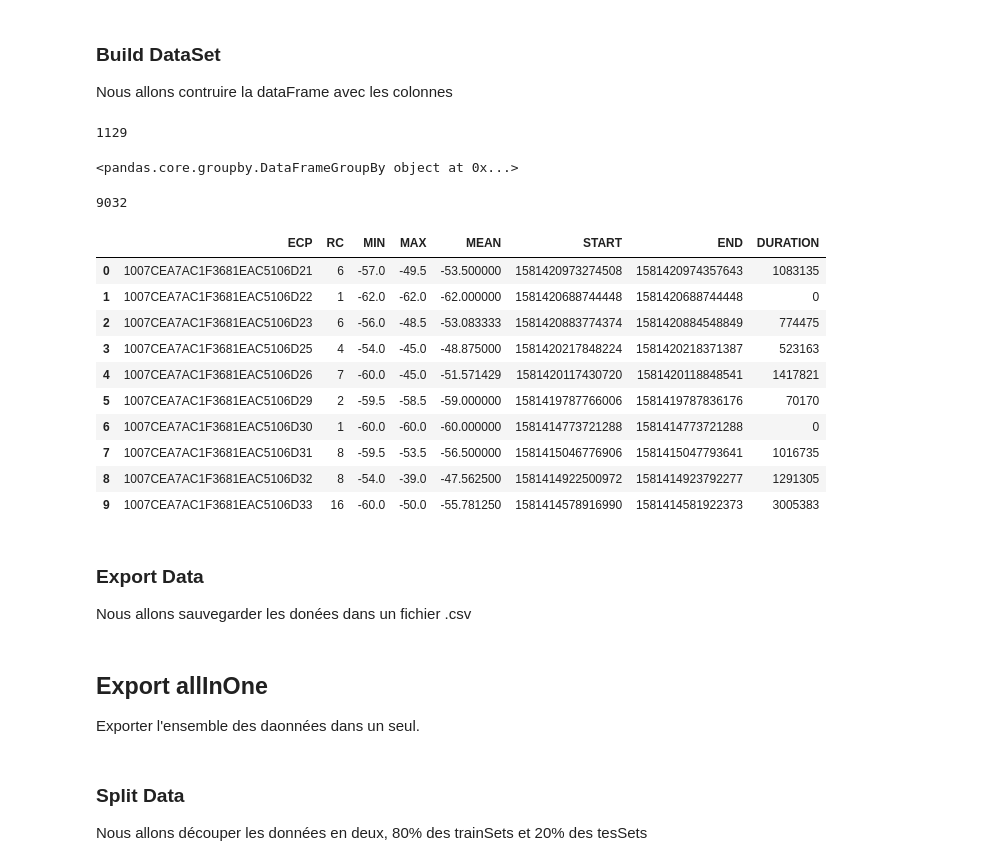
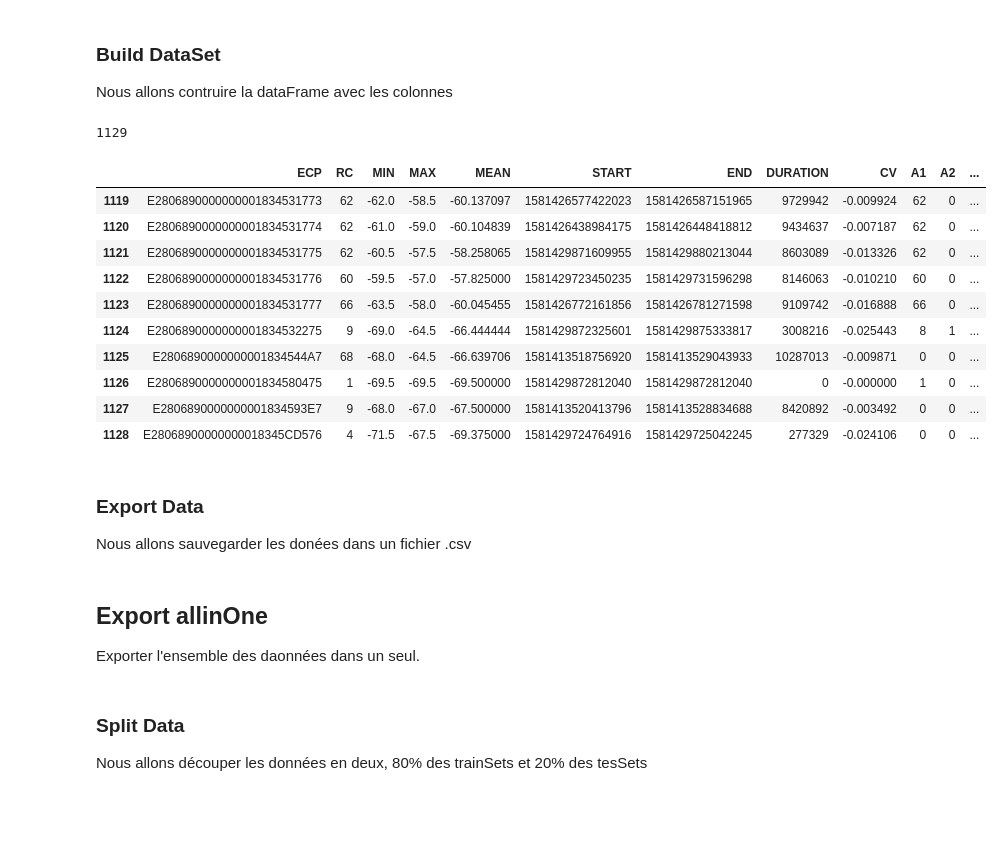
Before and after one commit to asmiou/ProjetPortiqueConnecte, a Jupyter notebook: 5-Classifier/BuildDataSet.ipynb, the cells around one changed output. Saved outputs shown, nothing was run; the diff lists cells and outputs as text; code cells hidden in the pictures; blank space fills up the shorter version.

```diff
--- a/5-Classifier/BuildDataSet.ipynb
+++ b/5-Classifier/BuildDataSet.ipynb
@@ -59,12 +66,6 @@ memory usage: 231.5+ KB
 # %% [markdown]
 ### Build DataSet
 Nous allons contruire la dataFrame avec les colonnes
-# %%
-grouped_df = data.groupby('ECP')
-print(len(grouped_df))
-# %% [output]
-1129
-<pandas.core.groupby.DataFrameGroupBy object at 0x...>
 # %%
 from scipy.stats import variation
 
@@ -75,64 +76,66 @@ def generateDataSet(data, groupedBy):
 
     #Création des variables intermédiaire pour la récupération des champs
     ecp=pd.Series(grouped_df.ECP.unique().index,name="ECP")
+    fp=pd.Series(grouped_df.FP.max(),name="FP")
     rc= pd.Series(grouped_df.ECP.count(),name="readcount")
     minRSSI= pd.Series(grouped_df.RSSI.min(),name="minRssi")
     maxRSSI= pd.Series(grouped_df.RSSI.max(),name="maxRssi")
     mean=pd.Series(grouped_df.RSSI.mean(),name="meanRssi")
     startTime=pd.Series(grouped_df.TimesTamp.min(),name="startTime")
     endTime=pd.Series(grouped_df.TimesTamp.max(),name="endTime")
     diff=pd.Series(grouped_df.RSSI.diff,name="difference")
 
     #Mise à jour des champs de la dataFrame
     dataSet['ECP']=ecp.values
     dataSet['RC']=rc.values
     dataSet['MIN']=minRSSI.values
     dataSet['MAX']=maxRSSI.values
     dataSet['MEAN']=mean.values
     dataSet['START']=startTime.values
     dataSet['END']=endTime.values
     dataSet['DURATION']=endTime.values-startTime.values
     cv={}
     a1={}
     a2={}
     a3={}
     a4={}
-    #for key, item in grouped_df:
-    #    cv[key]=variation(grouped_df['RSSI'].get_group(key).values,axis=0)
-    #    a1[key]=0
-    #    a2[key]=0
-    #    a3[key]=0
-    #    a4[key]=0
-        #for a in grouped_df['Antenna'].get_group(key).values:
-        #    if(a==1): a1[key]+=1
-        #    if(a==2): a2[key]+=1
-        #    if(a==3): a3[key]+=1
-        #    if(a==4): a4[key]+=1
+    for key, item in grouped_df:
+        cv[key]=variation(grouped_df['RSSI'].get_group(key).values,axis=0)
+        a1[key]=0
+        a2[key]=0
+        a3[key]=0
+        a4[key]=0
+        for a in grouped_df['Antenna'].get_group(key).values:
+            if(a==1): a1[key]+=1
+            if(a==2): a2[key]+=1
+            if(a==3): a3[key]+=1
+            if(a==4): a4[key]+=1
 
-    #dataSet['CV']=pd.Series(cv).values
-    #dataSet['A1']=pd.Series(a1).values
-    #dataSet['A2']=pd.Series(a2).values
-    #dataSet['A3']=pd.Series(a3).values
-    #dataSet['A4']=pd.Series(a4).values
+    dataSet['CV']=pd.Series(cv).values
+    dataSet['A1']=pd.Series(a1).values
+    dataSet['A2']=pd.Series(a2).values
+    dataSet['A3']=pd.Series(a3).values
+    dataSet['A4']=pd.Series(a4).values
+    dataSet['FP']=fp.values
 
     return dataSet
 
 dataSet=generateDataSet(data,'ECP')
-print(dataSet.size)
-dataSet.head(10)
+print(len(dataSet))
+dataSet.tail(10)
 # %% [output]
-9032
+1129
-|  | ECP | RC | MIN | MAX | MEAN | START | END | DURATION |
-| 0 | 1007CEA7AC1F3681EAC5106D21 | 6 | -57.0 | -49.5 | -53.500000 | 1581420973274508 | 1581420974357643 | 1083135 |
-| 1 | 1007CEA7AC1F3681EAC5106D22 | 1 | -62.0 | -62.0 | -62.000000 | 1581420688744448 | 1581420688744448 | 0 |
-| 2 | 1007CEA7AC1F3681EAC5106D23 | 6 | -56.0 | -48.5 | -53.083333 | 1581420883774374 | 1581420884548849 | 774475 |
-| 3 | 1007CEA7AC1F3681EAC5106D25 | 4 | -54.0 | -45.0 | -48.875000 | 1581420217848224 | 1581420218371387 | 523163 |
-| 4 | 1007CEA7AC1F3681EAC5106D26 | 7 | -60.0 | -45.0 | -51.571429 | 1581420117430720 | 1581420118848541 | 1417821 |
-| 5 | 1007CEA7AC1F3681EAC5106D29 | 2 | -59.5 | -58.5 | -59.000000 | 1581419787766006 | 1581419787836176 | 70170 |
-| 6 | 1007CEA7AC1F3681EAC5106D30 | 1 | -60.0 | -60.0 | -60.000000 | 1581414773721288 | 1581414773721288 | 0 |
-| 7 | 1007CEA7AC1F3681EAC5106D31 | 8 | -59.5 | -53.5 | -56.500000 | 1581415046776906 | 1581415047793641 | 1016735 |
-| 8 | 1007CEA7AC1F3681EAC5106D32 | 8 | -54.0 | -39.0 | -47.562500 | 1581414922500972 | 1581414923792277 | 1291305 |
-| 9 | 1007CEA7AC1F3681EAC5106D33 | 16 | -60.0 | -50.0 | -55.781250 | 1581414578916990 | 1581414581922373 | 3005383 |
+|  | ECP | RC | MIN | MAX | MEAN | START | END | DURATION | CV | A1 | A2 | ... |
+| 1119 | E2806890000000001834531773 | 62 | -62.0 | -58.5 | -60.137097 | 1581426577422023 | 1581426587151965 | 9729942 | -0.009924 | 62 | 0 | ... |
+| 1120 | E2806890000000001834531774 | 62 | -61.0 | -59.0 | -60.104839 | 1581426438984175 | 1581426448418812 | 9434637 | -0.007187 | 62 | 0 | ... |
+| 1121 | E2806890000000001834531775 | 62 | -60.5 | -57.5 | -58.258065 | 1581429871609955 | 1581429880213044 | 8603089 | -0.013326 | 62 | 0 | ... |
+| 1122 | E2806890000000001834531776 | 60 | -59.5 | -57.0 | -57.825000 | 1581429723450235 | 1581429731596298 | 8146063 | -0.010210 | 60 | 0 | ... |
+| 1123 | E2806890000000001834531777 | 66 | -63.5 | -58.0 | -60.045455 | 1581426772161856 | 1581426781271598 | 9109742 | -0.016888 | 66 | 0 | ... |
+| 1124 | E2806890000000001834532275 | 9 | -69.0 | -64.5 | -66.444444 | 1581429872325601 | 1581429875333817 | 3008216 | -0.025443 | 8 | 1 | ... |
+| 1125 | E2806890000000001834544A7 | 68 | -68.0 | -64.5 | -66.639706 | 1581413518756920 | 1581413529043933 | 10287013 | -0.009871 | 0 | 0 | ... |
+| 1126 | E2806890000000001834580475 | 1 | -69.5 | -69.5 | -69.500000 | 1581429872812040 | 1581429872812040 | 0 | -0.000000 | 1 | 0 | ... |
+| 1127 | E2806890000000001834593E7 | 9 | -68.0 | -67.0 | -67.500000 | 1581413520413796 | 1581413528834688 | 8420892 | -0.003492 | 0 | 0 | ... |
+| 1128 | E28068900000000018345CD576 | 4 | -71.5 | -67.5 | -69.375000 | 1581429724764916 | 1581429725042245 | 277329 | -0.024106 | 0 | 0 | ... |
 # %% [markdown]
 ### Export Data
 Nous allons sauvegarder les donées dans un fichier .csv
@@ -141,7 +144,7 @@ import time
 def exportData(data, path):
     data.to_csv(path, index = None, header=False)
 # %% [markdown]
-## Export allInOne
+## Export allinOne
 Exporter l'ensemble des daonnées dans un seul.
 # %%
 tm = time.strftime("%Y-%b-%d-%H_%M_%S")
```
Also changed, not shown: parts of 3 cells of this notebook, 7 other files.
